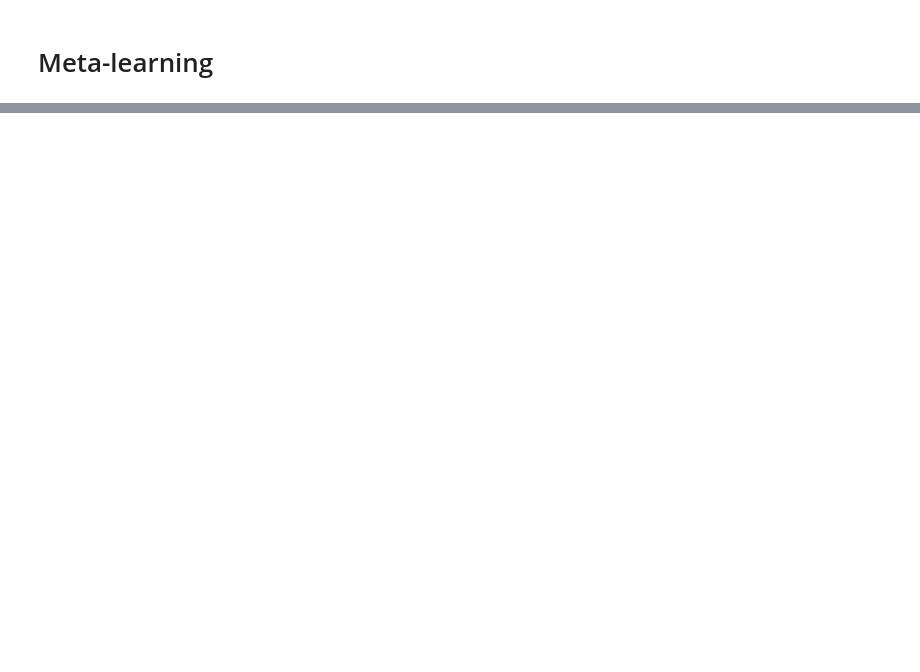
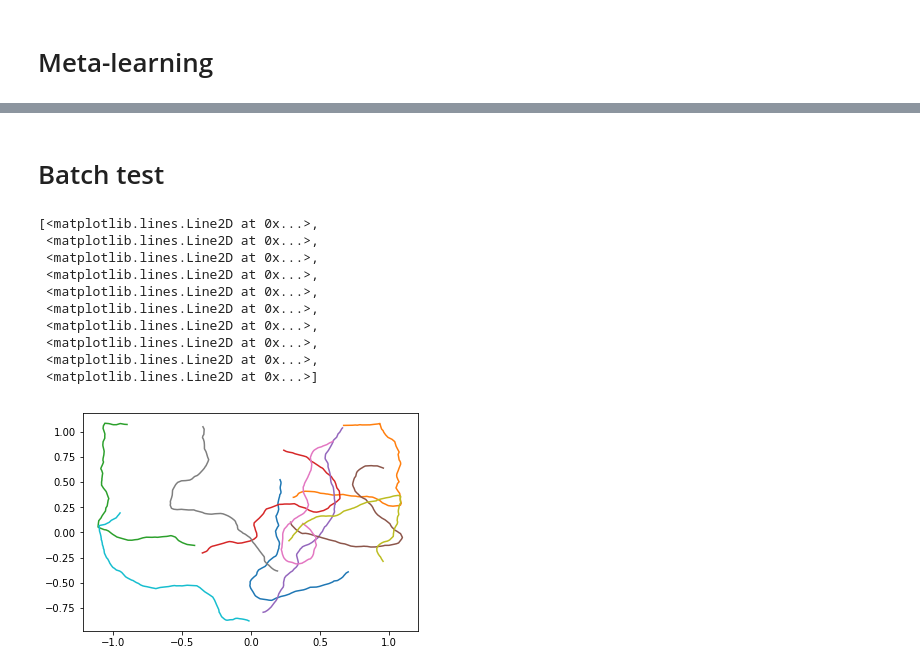
Before and after one commit to ganguli-lab/grid-pattern-formation, a Jupyter notebook: generate_mouse_trajectory.ipynb, the cells around one changed output, grey strips where cells are left out. Drawn from its saved outputs; the diff is of its cells as text; code cells hidden in the pictures; blank space fills up the shorter version.

```diff
--- a/generate_mouse_trajectory.ipynb
+++ b/generate_mouse_trajectory.ipynb
@@ -1151,0 +1090,34 @@ plt.plot(traj['p'])
+# %% [markdown]
+# Batch test
+# %%
+def avoid_wall(position, direction, box_width, box_height):
+    '''
+    Compute distance and angle to nearest wall
+    '''
+    x = position[:,0]
+    y = position[:,1]
+    dists = [box_width-x, box_height-y, box_width+x, box_height+y]
+    d_wall = np.min(dists, axis=0)
+    angles = np.arange(4)*np.pi/2
+    theta = angles[np.argmin(dists, axis=0)]
+    direction = np.mod(direction, 2*np.pi)
+    a_wall = direction - theta
+    a_wall = np.mod(a_wall + np.pi, 2*np.pi) - np.pi
+
+    near_wall = (d_wall < border_region)*(np.abs(a_wall) < np.pi/2)
+    turn_angle = np.zeros_like(direction)
+    turn_angle[near_wall] = np.sign(a_wall[near_wall])*(np.pi/2 - np.abs(a_wall[near_wall]))
+
+    return near_wall, turn_angle
+# %%
+# Set up trajectory parameters
+dt = 0.02  # time step increment (seconds)
+samples = 100  # number of time points
+box_size = 1.1 #meters
+
+sigma = 5.76 * 2  # stdev rotation velocity (rads/sec)
+b = 0.13 * 2 * np.pi # forward velocity rayleigh dist scale (m/sec)
+mu = 0  # turn angle bias
+
+border_region = 0.03  # meters
+batch_size = 10
@@ -1151,0 +1187,18 @@ plt.plot(traj['p'])
+# %%
+batch = generate_trajectory()
+x = batch['target_x']
+y = batch['target_y']
+# %%
+plt.plot(x.T, y.T)
+# %% [output]
+[<matplotlib.lines.Line2D at 0x...>,
+ <matplotlib.lines.Line2D at 0x...>,
+ <matplotlib.lines.Line2D at 0x...>,
+ <matplotlib.lines.Line2D at 0x...>,
+ <matplotlib.lines.Line2D at 0x...>,
+ <matplotlib.lines.Line2D at 0x...>,
+ <matplotlib.lines.Line2D at 0x...>,
+ <matplotlib.lines.Line2D at 0x...>,
+ <matplotlib.lines.Line2D at 0x...>,
+ <matplotlib.lines.Line2D at 0x...>]
+[figure, added]
```
Also changed, not shown: parts of 11 cells of this notebook, 7 other files.
